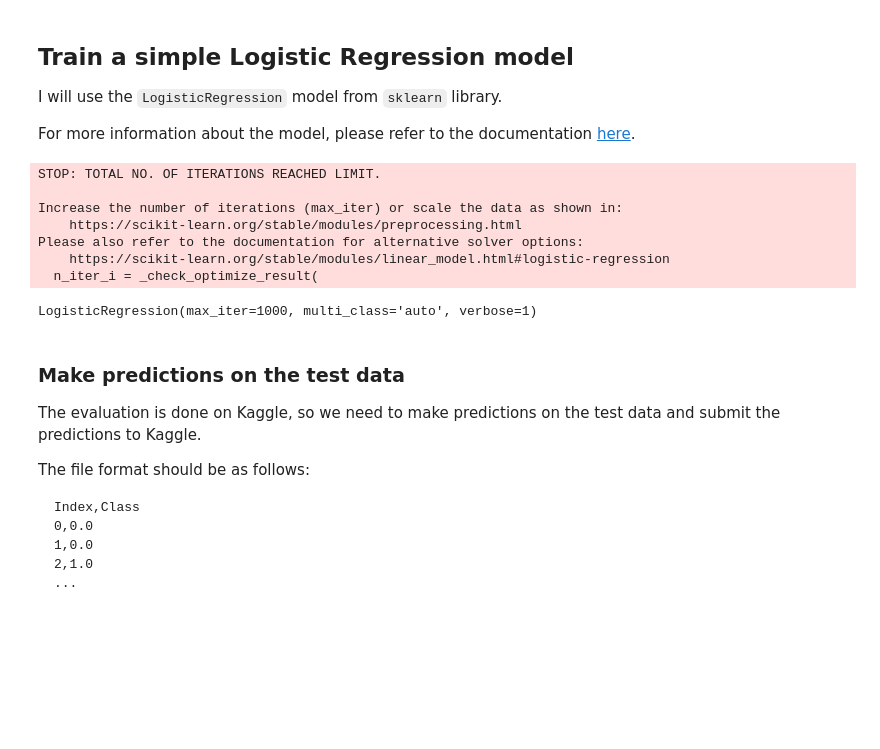
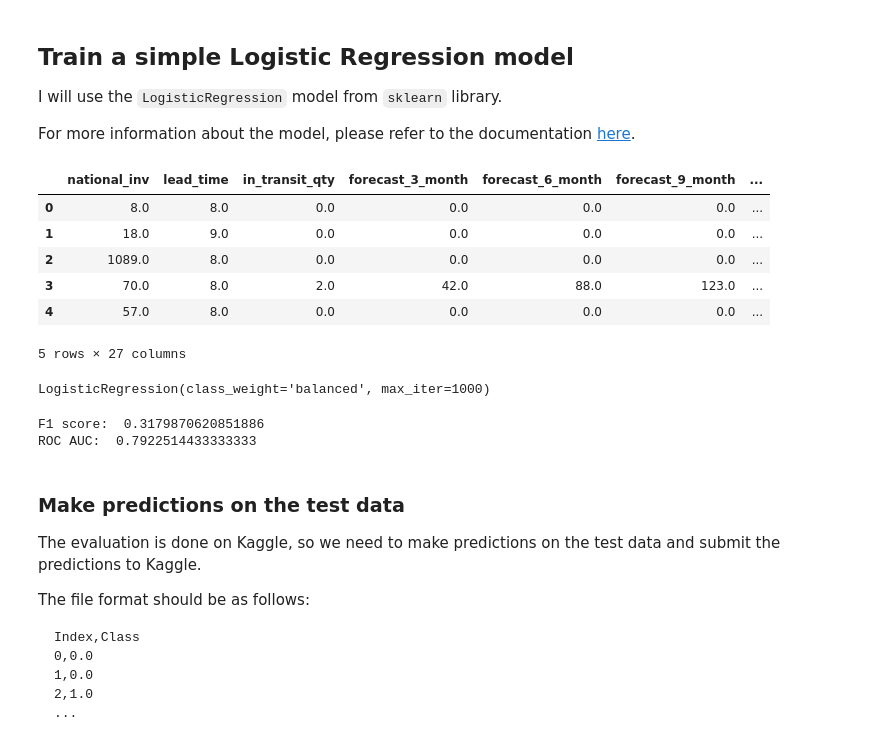
Before and after one commit to syeongkim/SWE3050-Fundamentals-of-Machine-Learning, a Jupyter notebook: HW2/Kaggle/baseline.ipynb, the cells around one changed output. Drawn from its saved outputs; the diff is of its cells as text; code cells hidden in the pictures; blank space fills up the shorter version.

```diff
--- a/HW2/Kaggle/baseline.ipynb
+++ b/HW2/Kaggle/baseline.ipynb
@@ -43,17 +43,3 @@ test_data.head()
 I will use the `LogisticRegression` model from `sklearn` library.
 
 For more information about the model, please refer to the documentation [here](https://scikit-learn.org/stable/modules/generated/sklearn.linear_model.LogisticRegression.html).
-# %%
-from sklearn.linear_model import LogisticRegression
-
-clf = LogisticRegression(solver="lbfgs", multi_class="auto", max_iter=1000, verbose=1)
-clf.fit(train_data.drop("went_on_backorder", axis=1), train_data["went_on_backorder"])
-# %% [output]
-STOP: TOTAL NO. OF ITERATIONS REACHED LIMIT.
-
-Increase the number of iterations (max_iter) or scale the data as shown in:
-    https://scikit-learn.org/stable/modules/preprocessing.html
-Please also refer to the documentation for alternative solver options:
-    https://scikit-learn.org/stable/modules/linear_model.html#logistic-regression
-  n_iter_i = _check_optimize_result(
-LogisticRegression(max_iter=1000, multi_class='auto', verbose=1)
@@ -59,0 +49,20 @@ LogisticRegression(max_iter=1000, multi_class='auto', verbose=1)
+# %%
+train_X = train_data.drop(columns=["sku", "went_on_backorder"])
+y = train_data["went_on_backorder"]
+# %%
+train_X["inv_to_sales_1m"] = train_X["national_inv"] / (train_X["sales_1_month"] + 1)
+train_X["inv_to_forecast_3m"] = train_X["national_inv"] / (train_X["forecast_3_month"] + 1)
+train_X["sales_ratio_1_3"] = train_X["sales_1_month"] / (train_X["sales_3_month"] + 1)
+train_X["sales_ratio_3_6"] = train_X["sales_3_month"] / (train_X["sales_6_month"] + 1)
+train_X["risk_score"] = train_X[['deck_risk', 'oe_constraint', 'ppap_risk', 'stop_auto_buy', 'rev_stop']].sum(axis=1)
+train_X["adjusted_lead_time"] = train_X["lead_time"] / (train_X["perf_6_month_avg"] + 0.01)
+# %%
+train_X.head()
+# %% [output]
+|  | national_inv | lead_time | in_transit_qty | forecast_3_month | forecast_6_month | forecast_9_month | ... |
+| 0 | 8.0 | 8.0 | 0.0 | 0.0 | 0.0 | 0.0 | ... |
+| 1 | 18.0 | 9.0 | 0.0 | 0.0 | 0.0 | 0.0 | ... |
+| 2 | 1089.0 | 8.0 | 0.0 | 0.0 | 0.0 | 0.0 | ... |
+| 3 | 70.0 | 8.0 | 2.0 | 42.0 | 88.0 | 123.0 | ... |
+| 4 | 57.0 | 8.0 | 0.0 | 0.0 | 0.0 | 0.0 | ... |
+5 rows × 27 columns
@@ -59,0 +72,5 @@ LogisticRegression(max_iter=1000, multi_class='auto', verbose=1)
+# %%
+clf = LogisticRegression(class_weight="balanced", max_iter=1000)
+clf.fit(train_X_scaled, y)
+# %% [output]
+LogisticRegression(class_weight='balanced', max_iter=1000)
@@ -59,0 +79,7 @@ LogisticRegression(max_iter=1000, multi_class='auto', verbose=1)
+# %%
+x_pred = clf.predict(train_X_scaled)
+print("F1 score: ", f1_score(y, x_pred))
+print("ROC AUC: ", roc_auc_score(y, clf.predict_proba(train_X_scaled)[:, 1]))
+# %% [output]
+F1 score:  0.3179870620851886
+ROC AUC:  0.7922514433333333
```
Also changed, not shown: parts of 7 cells of this notebook, 2 other files.
